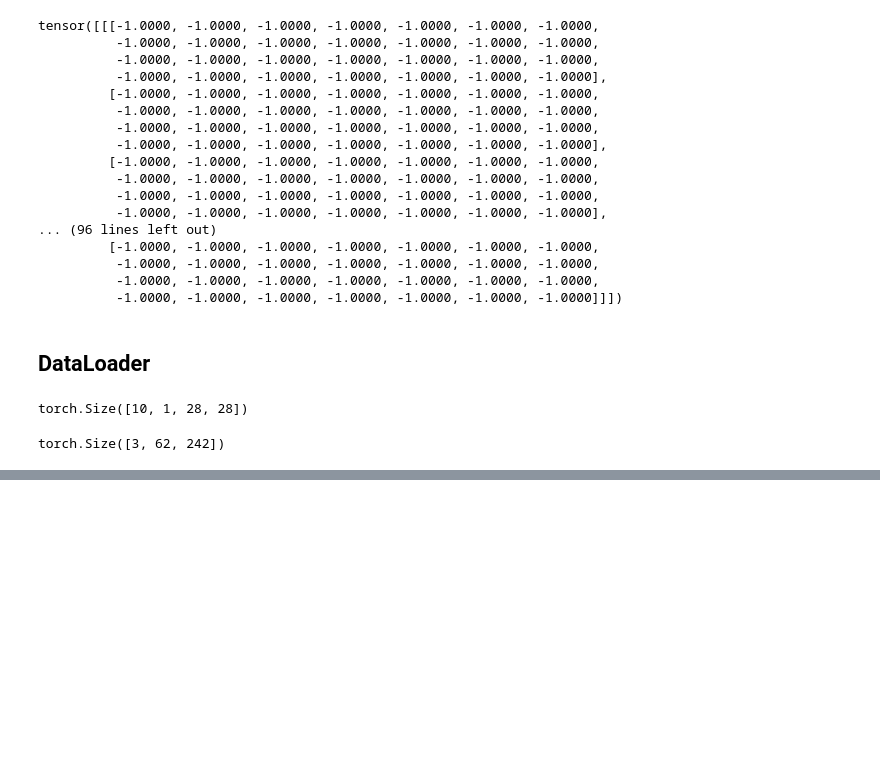
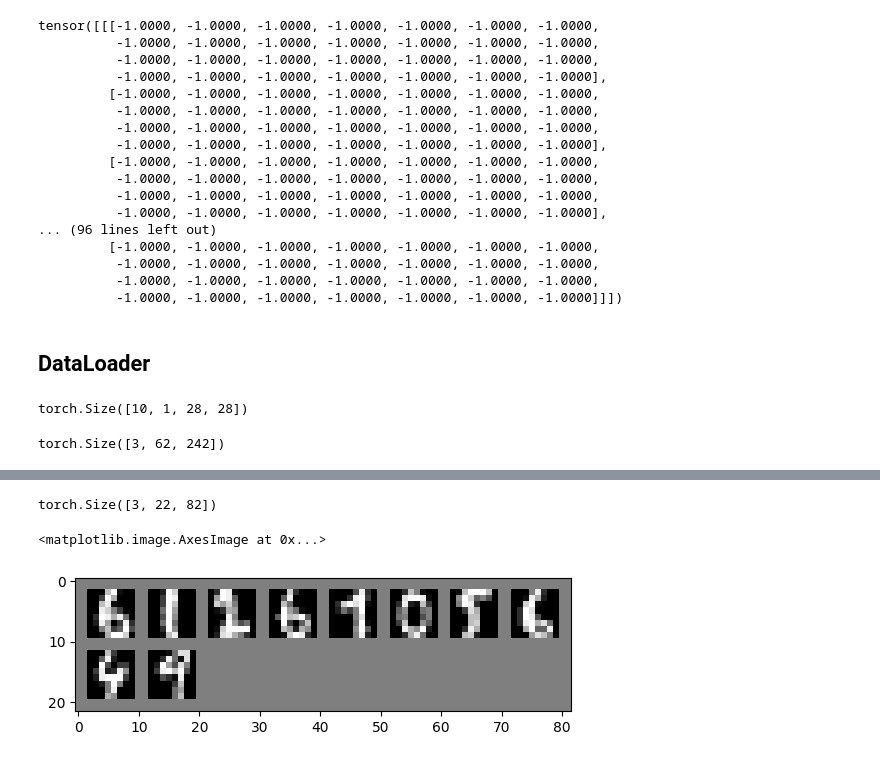
Before and after one commit to yunozon/deeplearing-study-kame, a Jupyter notebook: work/section11_dataset.ipynb, the cells around one changed output, grey strips where cells are left out. Saved outputs shown, nothing was run; the diff lists cells and outputs as text; code cells hidden in the pictures; blank space fills up the shorter version.

```diff
--- a/work/section11_dataset.ipynb
+++ b/work/section11_dataset.ipynb
@@ -167,0 +320,3 @@ tensor([6, 9, 8, 6, 0, 3, 6, 8, 7, 3])
+# %%
+train_mydataset = MyDataset(X_train, y_train, transform=transform)
+val_mydataset = MyDataset(X_val, y_val, transform=transform)
@@ -167,0 +363,18 @@ tensor([6, 9, 8, 6, 0, 3, 6, 8, 7, 3])
+# %%
+batch_size = 10
+train_myloader = DataLoader(train_mydataset, batch_size=batch_size, shuffle=True, num_workers=2)
+val_myloader = DataLoader(val_mydataset, batch_size=batch_size,num_workers=2)
+# %%
+images, labels = next(iter(train_myloader))
+# %%
+grid_images = torchvision.utils.make_grid(images)
+grid_images.shape
+# %% [output]
+torch.Size([3, 22, 82])
+# %%
+# -1 ~ 1から0 ~ 1にする
+grid_images = grid_images / 2 + 0.5
+plt.imshow(torch.permute(grid_images, (1, 2, 0)))
+# %% [output]
+<matplotlib.image.AxesImage at 0x...>
+[figure, added]
```
Also changed, not shown: parts of 19 cells of this notebook, 1 other file.
